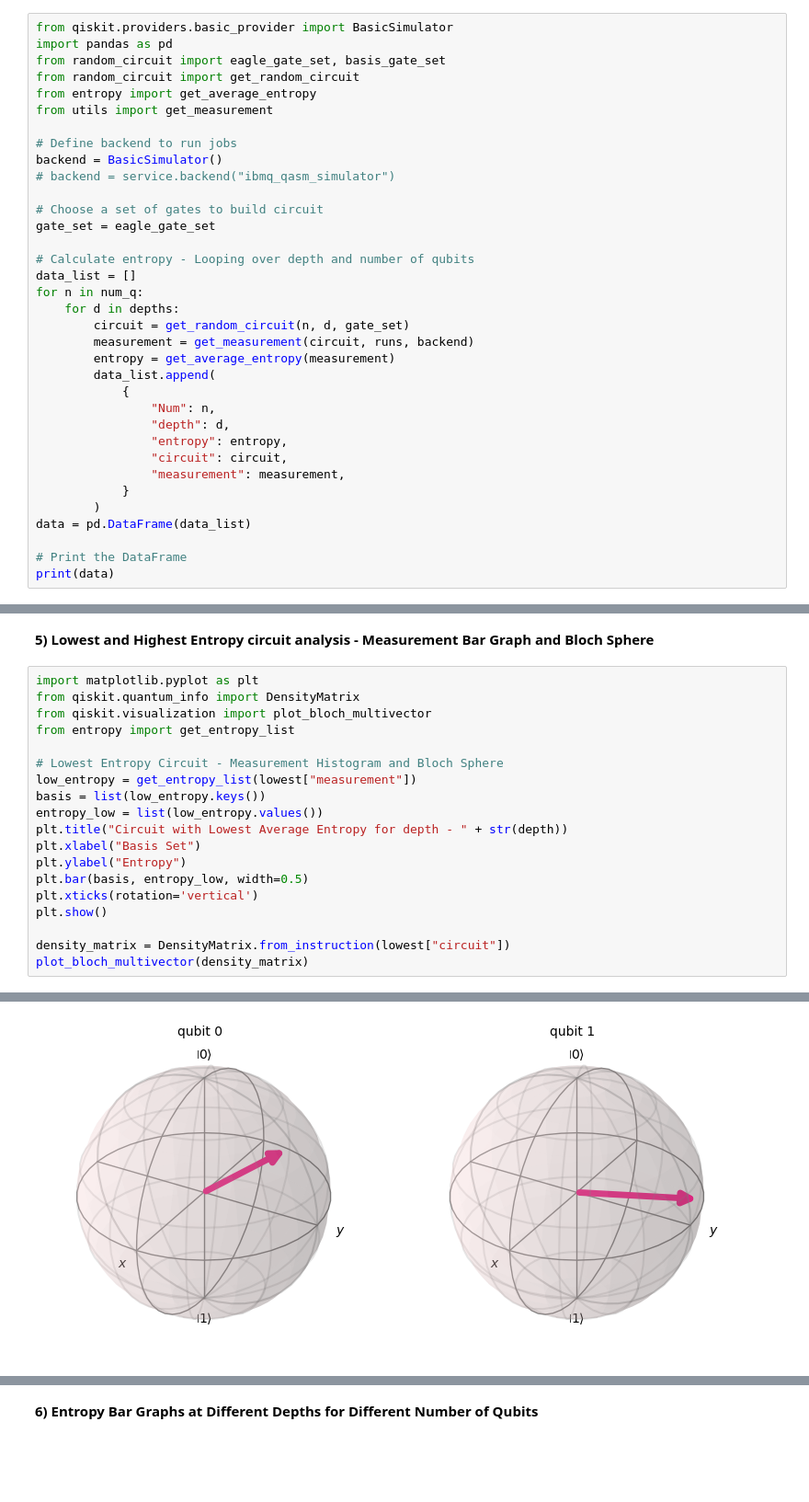
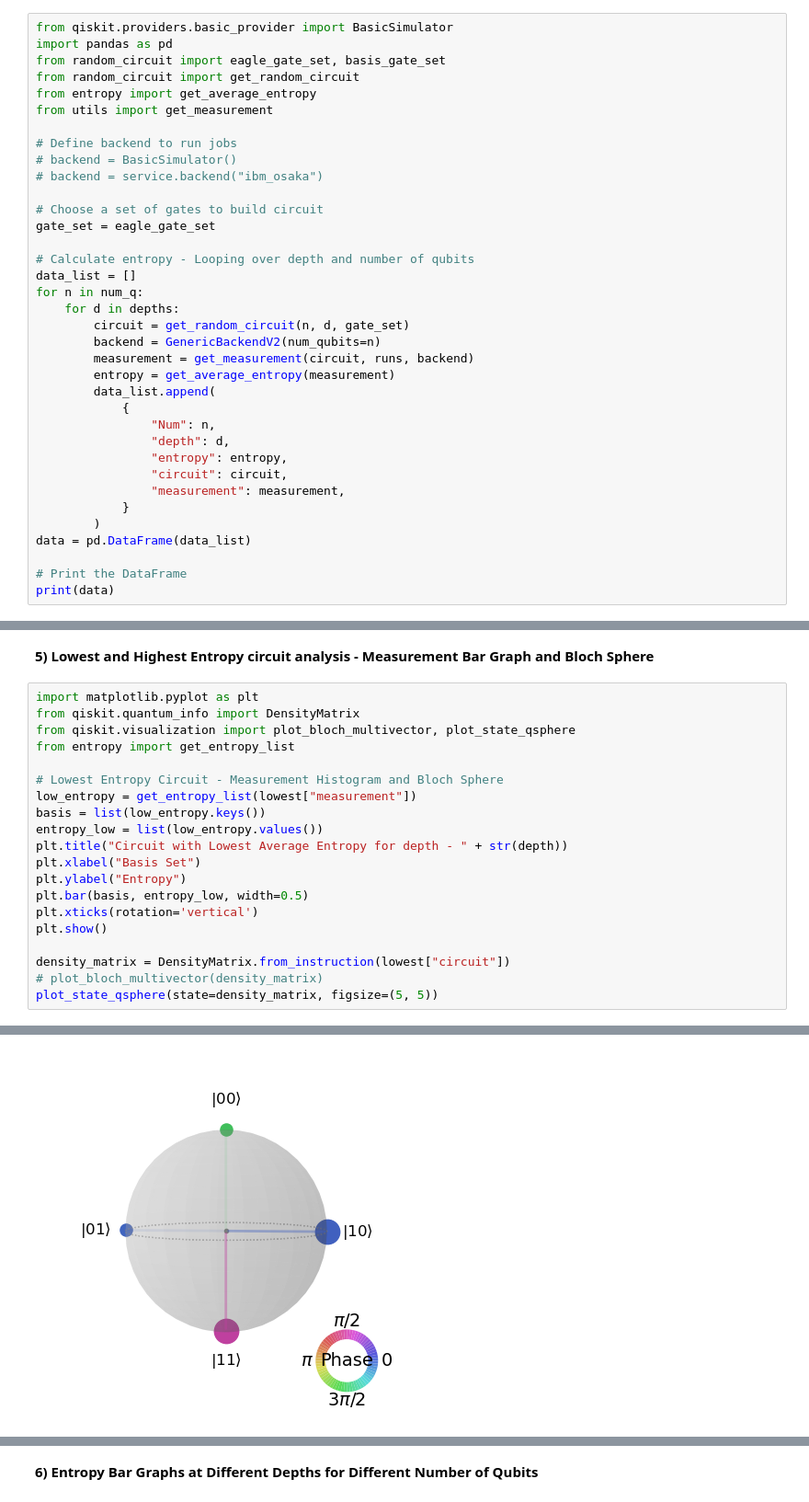
Before and after one commit to pranavi-jain/random-QC, a Jupyter notebook: Entropy.ipynb, the cells around one changed output, grey strips where cells are left out. Shown at 92% size. Saved outputs shown, nothing was run; the diff lists cells and outputs as text; blank space fills up the shorter version.

```diff
--- a/Entropy.ipynb
+++ b/Entropy.ipynb
@@ -36,8 +37,8 @@ from entropy import get_average_entropy
 from utils import get_measurement
 
 # Define backend to run jobs
-backend = BasicSimulator()
-# backend = service.backend("ibmq_qasm_simulator")
+# backend = BasicSimulator()
+# backend = service.backend("ibm_osaka")
 
 # Choose a set of gates to build circuit
 gate_set = eagle_gate_set
@@ -47,6 +48,7 @@ data_list = []
 for n in num_q:
     for d in depths:
         circuit = get_random_circuit(n, d, gate_set)
+        backend = GenericBackendV2(num_qubits=n)
         measurement = get_measurement(circuit, runs, backend)
         entropy = get_average_entropy(measurement)
         data_list.append(
@@ -135,7 +137,7 @@ q_4: ┤ Rz(6.2484) ├────────┤1     ├────┤ X ├
 # %%
 import matplotlib.pyplot as plt
 from qiskit.quantum_info import DensityMatrix
-from qiskit.visualization import plot_bloch_multivector
+from qiskit.visualization import plot_bloch_multivector, plot_state_qsphere
 from entropy import get_entropy_list
 
 # Lowest Entropy Circuit - Measurement Histogram and Bloch Sphere
@@ -150,5 +152,6 @@ plt.xticks(rotation='vertical')
 plt.show()
 
 density_matrix = DensityMatrix.from_instruction(lowest["circuit"])
-plot_bloch_multivector(density_matrix)
+# plot_bloch_multivector(density_matrix)
+plot_state_qsphere(state=density_matrix, figsize=(5, 5))
 # %% [output]
@@ -156,4 +159,4 @@ plot_bloch_multivector(density_matrix)
-[figure, old version]
+[figure, new version]
 # %%
 # Highest Entropy Circuit - Measurement Histogram and Bloch Sphere
 high_entropy = get_entropy_list(highest["measurement"])
```
Also changed, not shown: parts of 10 cells of this notebook, 11 other files.
